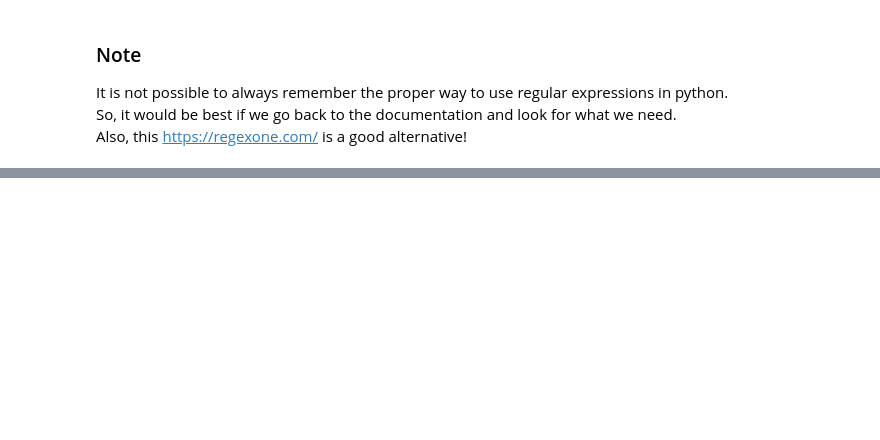
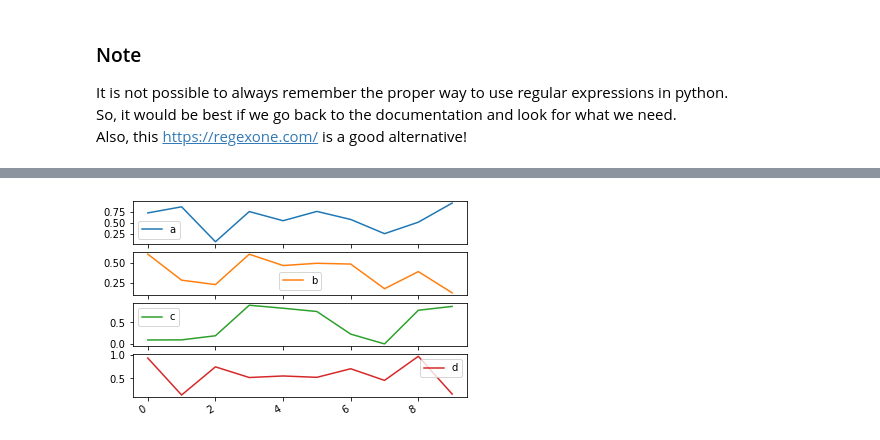
Before and after one commit to ineelhere/Machine-Learning-and-Data-Science, a Jupyter notebook: Matplotlib/matplotlib.ipynb, the cells around one changed output, grey strips where cells are left out. Cells and saved outputs as stored; diff of their text form; code cells hidden in the pictures; blank space fills up the shorter version.

```diff
--- a/Matplotlib/matplotlib.ipynb
+++ b/Matplotlib/matplotlib.ipynb
@@ -356,0 +432,4 @@ It is not possible to always remember the proper way to use regular expressions
+# %%
+#Time for a new dataframe
+df2 = pd.DataFrame(np.random.rand(10,4), columns = ['a','b','c','d'])
+df2
@@ -356,0 +448,6 @@ It is not possible to always remember the proper way to use regular expressions
+# %%
+# we can get subplots like this too
+df2.plot(subplots = True);
+plt.show()
+# %% [output]
+[figure, added]
```
Also changed, not shown: parts of 18 cells of this notebook.
